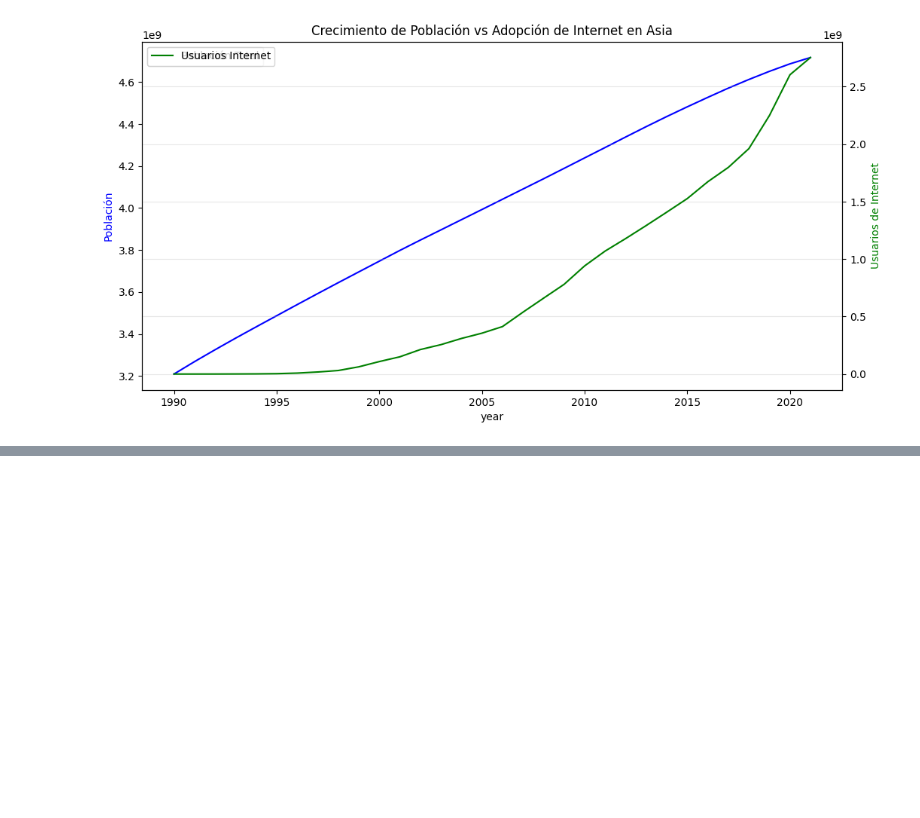
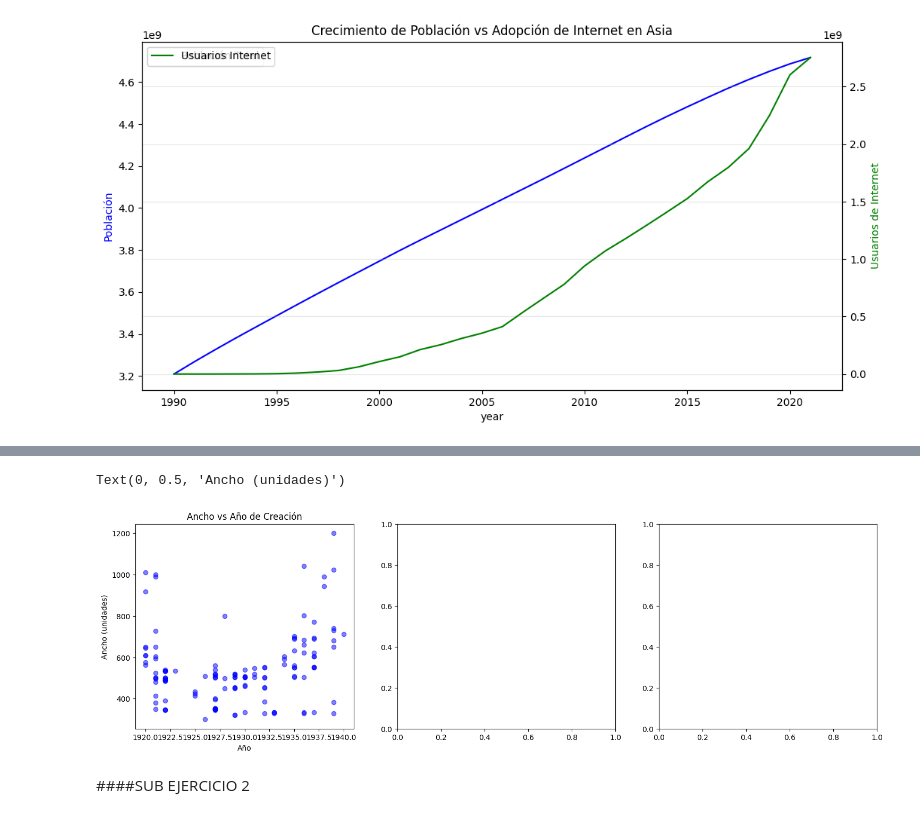
Before and after one commit to MartinezOrtizEduardoAntonio/mineria_de_datos, a Jupyter notebook: untitled1.ipynb, the cells around one changed output, grey strips where cells are left out. Saved outputs shown, nothing was run; the diff lists cells and outputs as text; code cells hidden in the pictures; blank space fills up the shorter version.

```diff
--- a/untitled1.ipynb
+++ b/untitled1.ipynb
@@ -774,0 +830,3 @@ plt.show()
+# %%
+painting_info = pd.read_csv('mondrian-painting-info.csv')
+painting_info
@@ -774,0 +847,18 @@ plt.show()
+# %%
+if 'area' not in painting_info.columns:
+    # Calculamos el área si tenemos ancho y alto
+    painting_info['area'] = painting_info['width'] * painting_info['height']
+
+# 2. Configurar la visualización de 3 gráficos (Ancho, Alto y Área)
+fig, axes = plt.subplots(1, 3, figsize=(18, 5))
+
+# Gráfico 1: Ancho vs Año
+axes[0].scatter(painting_info['year'], painting_info['width'], alpha=0.5, color='blue')
+axes[0].set_title('Ancho vs Año de Creación')
+axes[0].set_xlabel('Año')
+axes[0].set_ylabel('Ancho (unidades)')
+# %% [output]
+Text(0, 0.5, 'Ancho (unidades)')
+[figure, added]
+# %% [markdown]
+####SUB EJERCICIO 2
```
Also changed, not shown: parts of 9 cells of this notebook.
